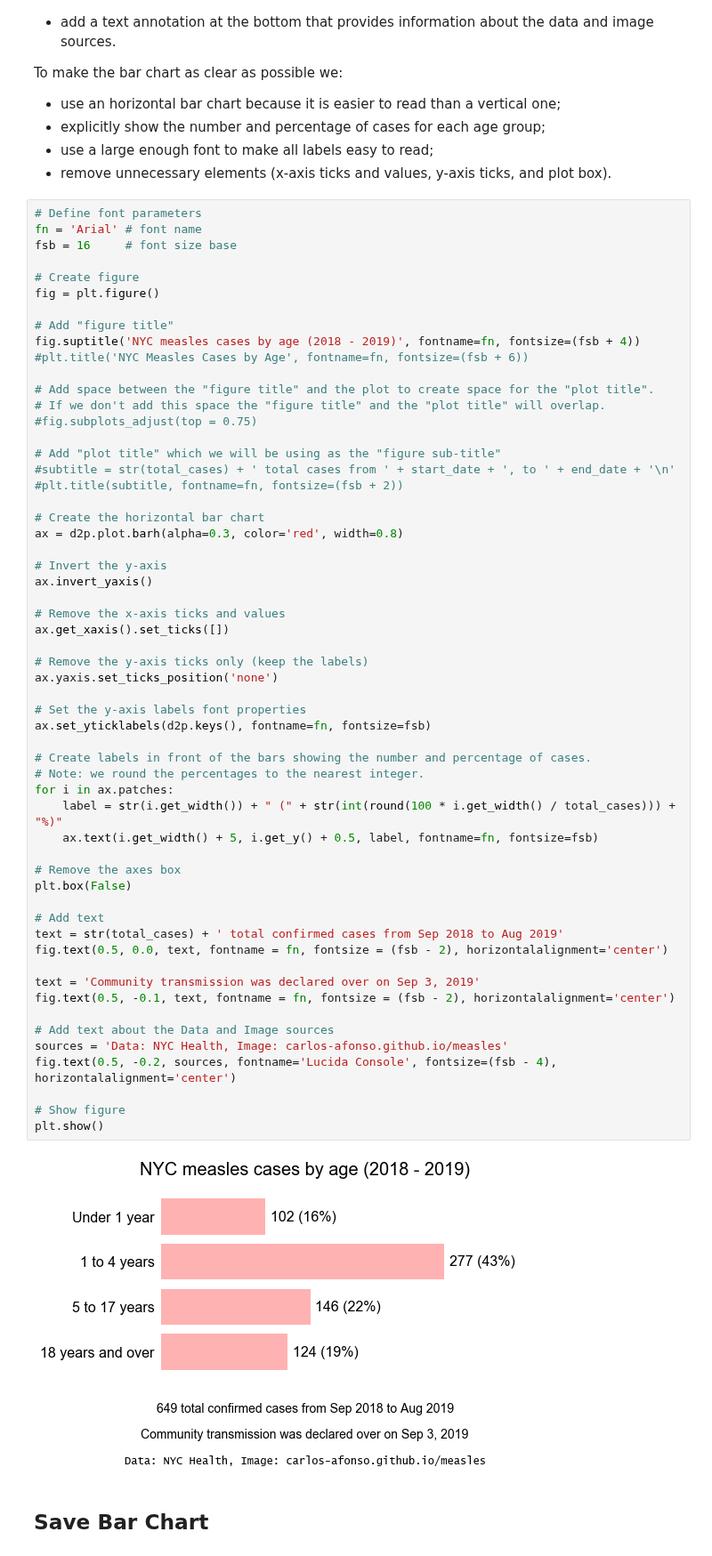
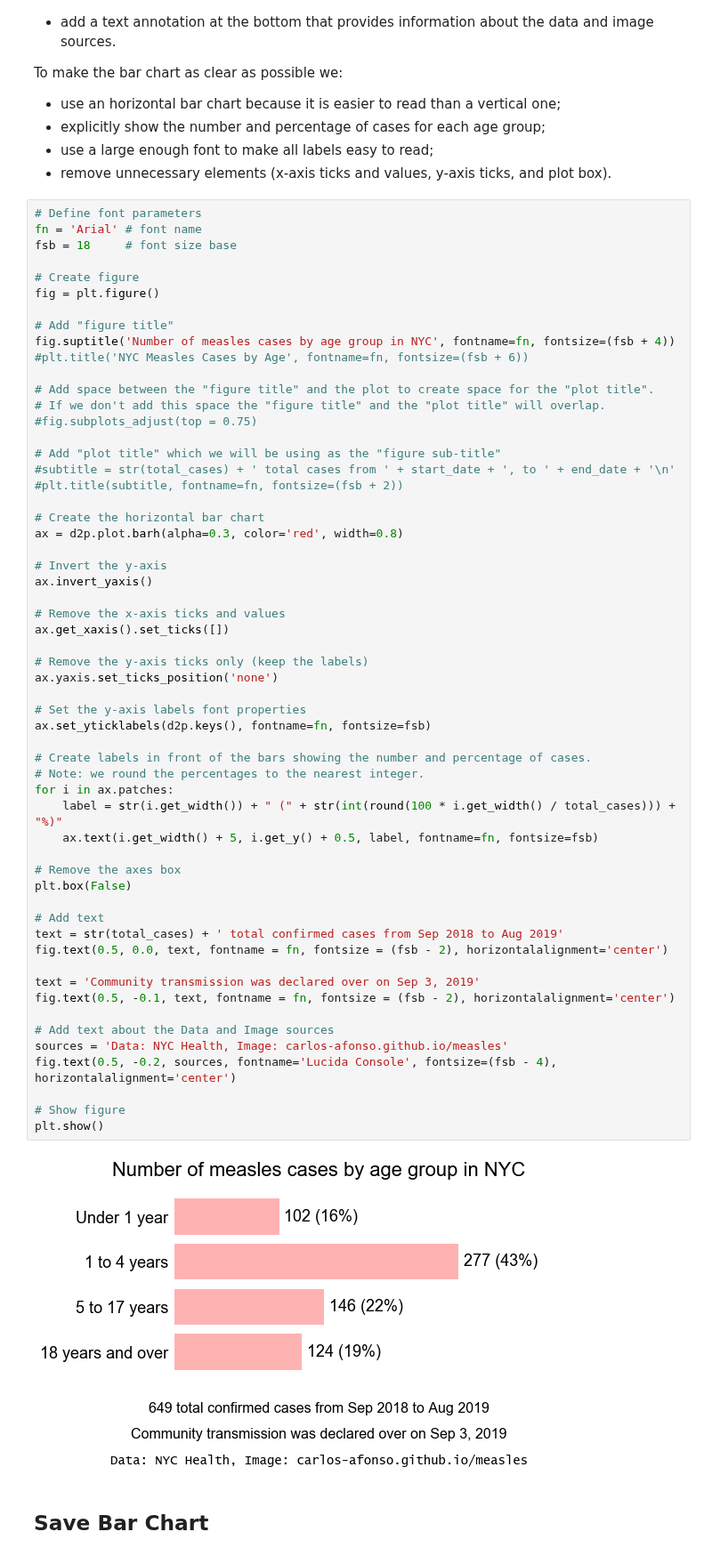
Before and after one commit to carlos-afonso/measles, a Jupyter notebook: notebooks/nyc-measles-cases-by-age-final.ipynb, the cells around one changed output. Shown at 89% size. Cells and saved outputs as stored; diff of their text form.

Commit message:
Improves NYC measles cases by age

```diff
--- a/notebooks/nyc-measles-cases-by-age-final.ipynb
+++ b/notebooks/nyc-measles-cases-by-age-final.ipynb
@@ -97,13 +97,13 @@ To make the bar chart as clear as possible we:
 # %%
 # Define font parameters
 fn = 'Arial' # font name
-fsb = 16     # font size base
+fsb = 18     # font size base
 
 # Create figure
 fig = plt.figure()
 
 # Add "figure title"
-fig.suptitle('NYC measles cases by age (2018 - 2019)', fontname=fn, fontsize=(fsb + 4))
+fig.suptitle('Number of measles cases by age group in NYC', fontname=fn, fontsize=(fsb + 4))
 #plt.title('NYC Measles Cases by Age', fontname=fn, fontsize=(fsb + 6))
 
 # Add space between the "figure title" and the plot to create space for the "plot title".
@@ -125,34 +125,34 @@ ax.get_xaxis().set_ticks([])
 
 # Remove the y-axis ticks only (keep the labels)
 ax.yaxis.set_ticks_position('none')
 
 # Set the y-axis labels font properties
 ax.set_yticklabels(d2p.keys(), fontname=fn, fontsize=fsb)
 
 # Create labels in front of the bars showing the number and percentage of cases.
 # Note: we round the percentages to the nearest integer.
 for i in ax.patches:
     label = str(i.get_width()) + " (" + str(int(round(100 * i.get_width() / total_cases))) + "%)"
     ax.text(i.get_width() + 5, i.get_y() + 0.5, label, fontname=fn, fontsize=fsb)
 
 # Remove the axes box
 plt.box(False)
 
 # Add text
 text = str(total_cases) + ' total confirmed cases from Sep 2018 to Aug 2019'
 fig.text(0.5, 0.0, text, fontname = fn, fontsize = (fsb - 2), horizontalalignment='center')
 
 text = 'Community transmission was declared over on Sep 3, 2019'
 fig.text(0.5, -0.1, text, fontname = fn, fontsize = (fsb - 2), horizontalalignment='center')
 
 # Add text about the Data and Image sources
 sources = 'Data: NYC Health, Image: carlos-afonso.github.io/measles'
 fig.text(0.5, -0.2, sources, fontname='Lucida Console', fontsize=(fsb - 4), horizontalalignment='center')
 
 # Show figure
 plt.show()
 # %% [output]
-[figure, old version]
+[figure, new version]
 # %% [markdown]
 ## Save Bar Chart
 # %%
```
Also changed, not shown: 2 other files.
